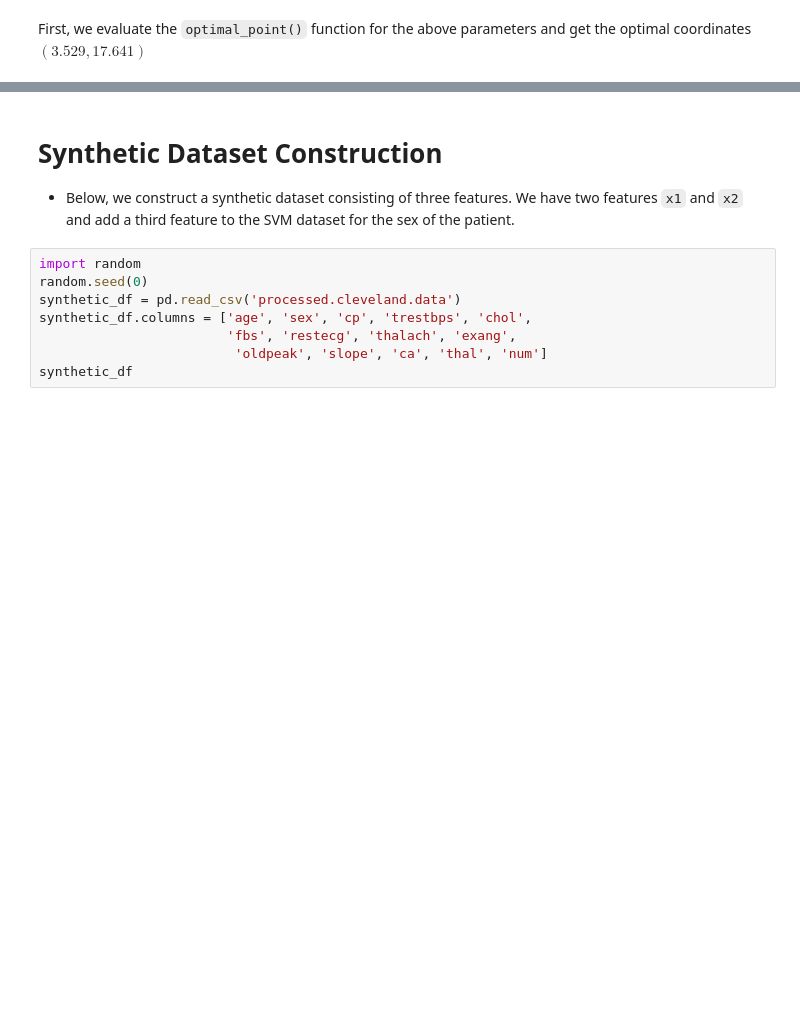
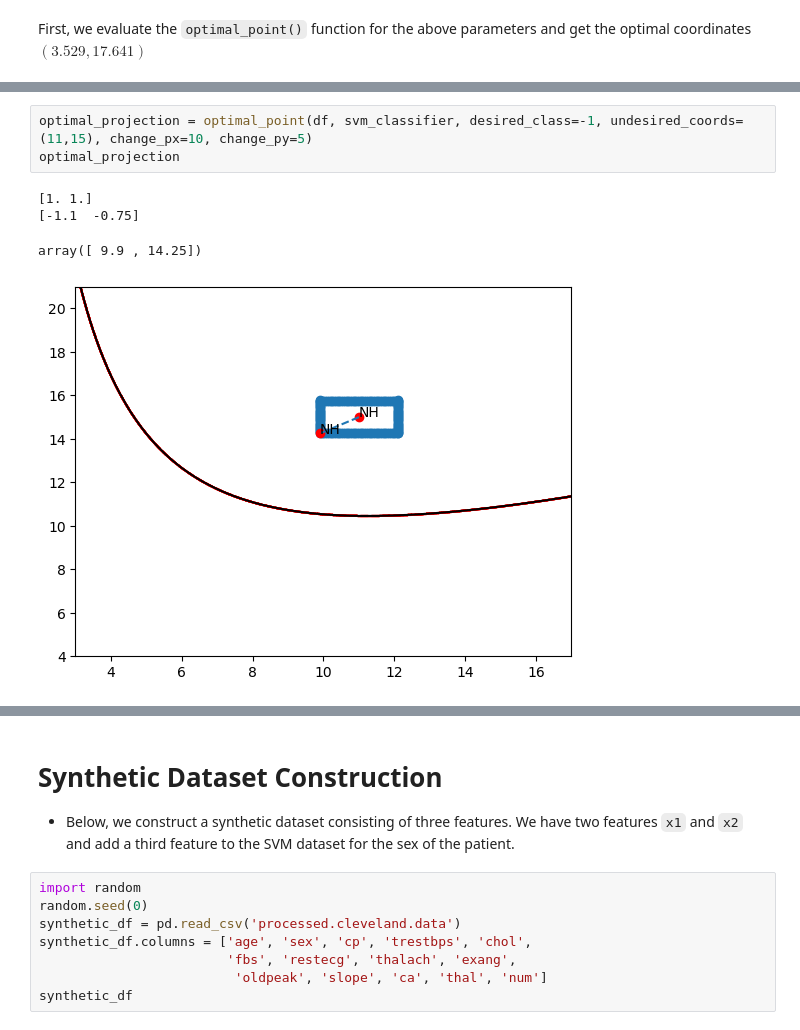
Before and after one commit to dsin85691/SSBA_For_Counterfactuals, a Jupyter notebook: research_notebook.ipynb, the cells around one changed output, grey strips where cells are left out. Drawn from its saved outputs; the diff is of its cells as text; blank space fills up the shorter version.

```diff
--- a/research_notebook.ipynb
+++ b/research_notebook.ipynb
@@ -359,0 +363,8 @@ array([ 4.31103123, 17.83549819])
+# %%
+optimal_projection = optimal_point(df, svm_classifier, desired_class=-1, undesired_coords=(11,15), change_px=10, change_py=5)
+optimal_projection
+# %% [output]
+[1. 1.]
+[-1.1  -0.75]
+array([ 9.9 , 14.25])
+[figure, added]
```
Also changed, not shown: parts of 75 cells of this notebook, 2 other files.
